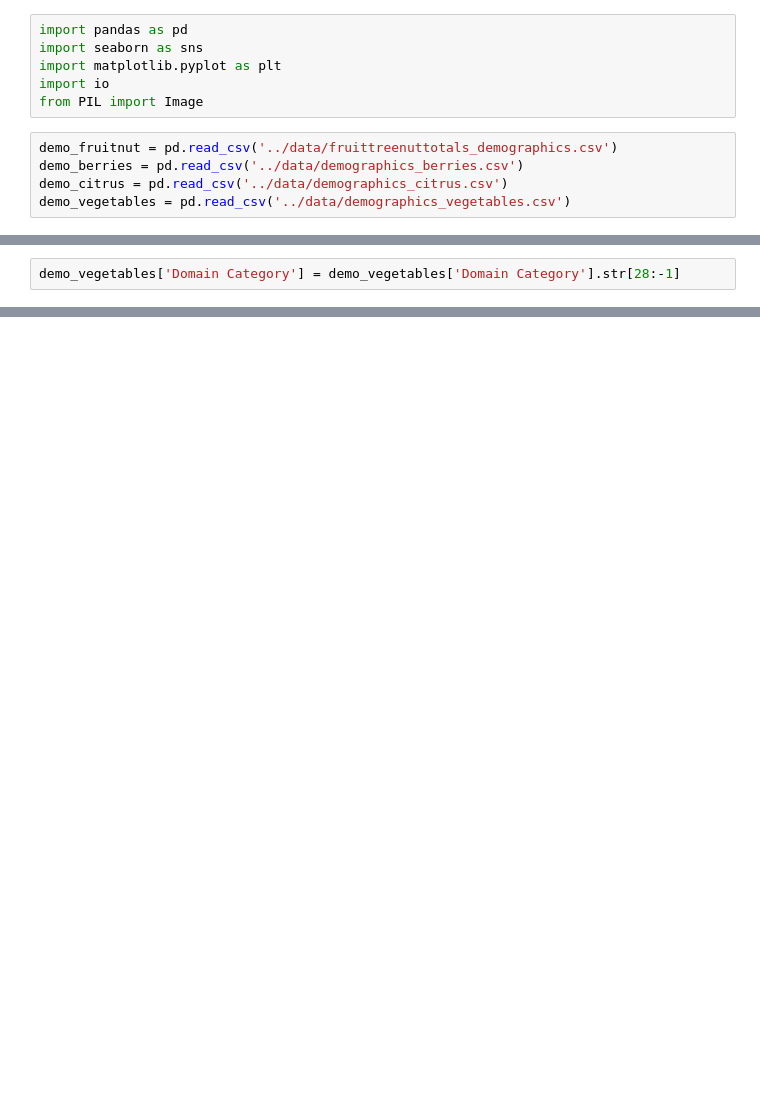
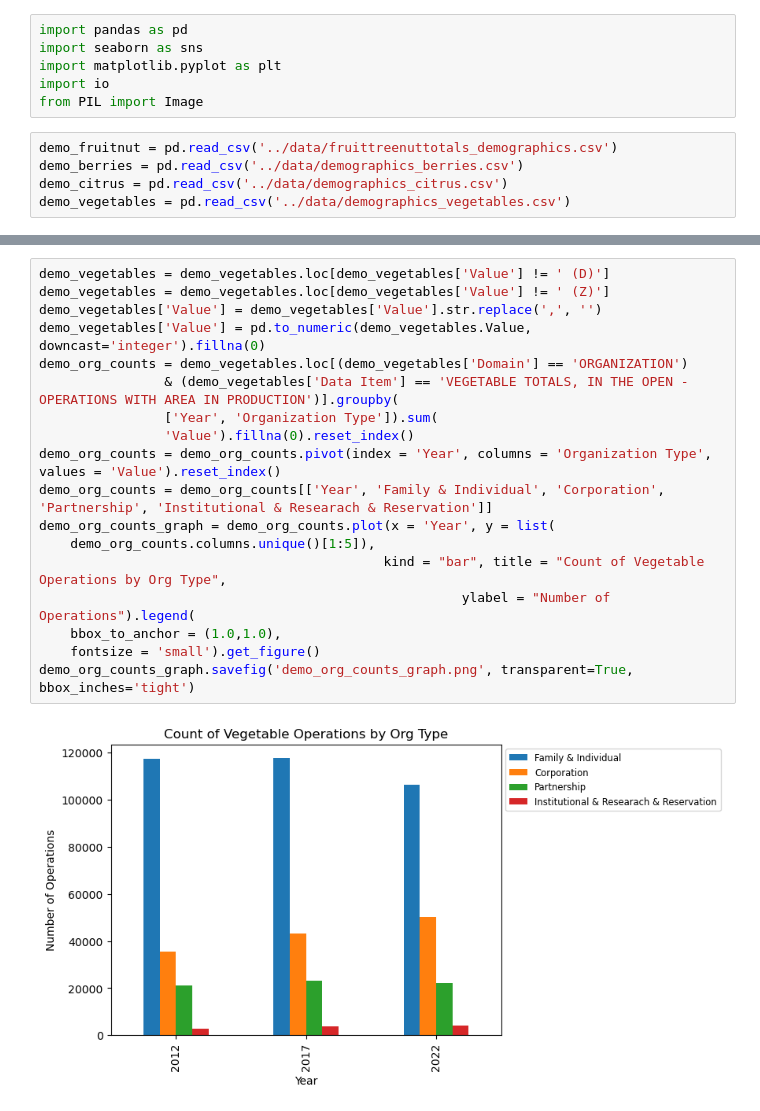
Before and after one commit to nealhalper/USDA_production, a Jupyter notebook: notebooks/operationcount_org_type.ipynb, the cells around one changed output, grey strips where cells are left out. Saved outputs shown, nothing was run; the diff lists cells and outputs as text; blank space fills up the shorter version.

```diff
--- a/notebooks/operationcount_org_type.ipynb
+++ b/notebooks/operationcount_org_type.ipynb
@@ -65,2 +11,0 @@ demo_vegetables
-# %%
-demo_vegetables['Domain Category'] = demo_vegetables['Domain Category'].str[28:-1]
@@ -103,3 +33,23 @@ demo_org_counts_graph.savefig('demo_org_counts_graph.png', transparent=True, bbo
+# %%
+demo_vegetables = demo_vegetables.loc[demo_vegetables['Value'] != ' (D)']
+demo_vegetables = demo_vegetables.loc[demo_vegetables['Value'] != ' (Z)']
+demo_vegetables['Value'] = demo_vegetables['Value'].str.replace(',', '')
+demo_vegetables['Value'] = pd.to_numeric(demo_vegetables.Value, downcast='integer').fillna(0)
+demo_org_counts = demo_vegetables.loc[(demo_vegetables['Domain'] == 'ORGANIZATION')
+                & (demo_vegetables['Data Item'] == 'VEGETABLE TOTALS, IN THE OPEN - OPERATIONS WITH AREA IN PRODUCTION')].groupby(
+                ['Year', 'Organization Type']).sum(
+                'Value').fillna(0).reset_index()
+demo_org_counts = demo_org_counts.pivot(index = 'Year', columns = 'Organization Type', values = 'Value').reset_index()
+demo_org_counts = demo_org_counts[['Year', 'Family & Individual', 'Corporation', 'Partnership', 'Institutional & Researach & Reservation']]
+demo_org_counts_graph = demo_org_counts.plot(x = 'Year', y = list(
+    demo_org_counts.columns.unique()[1:5]),
+                                            kind = "bar", title = "Count of Vegetable Operations by Org Type",
+                                                      ylabel = "Number of Operations").legend(
+    bbox_to_anchor = (1.0,1.0),
+    fontsize = 'small').get_figure()
+demo_org_counts_graph.savefig('demo_org_counts_graph.png', transparent=True, bbox_inches='tight')
+# %% [output]
+[figure, added]
 # %%
 demo_citrus = demo_citrus.loc[demo_citrus['Value'] != ' (D)']
 demo_citrus = demo_citrus.loc[demo_citrus['Value'] != ' (Z)']
```
Also changed, not shown: parts of 13 cells of this notebook, 24 other files.
